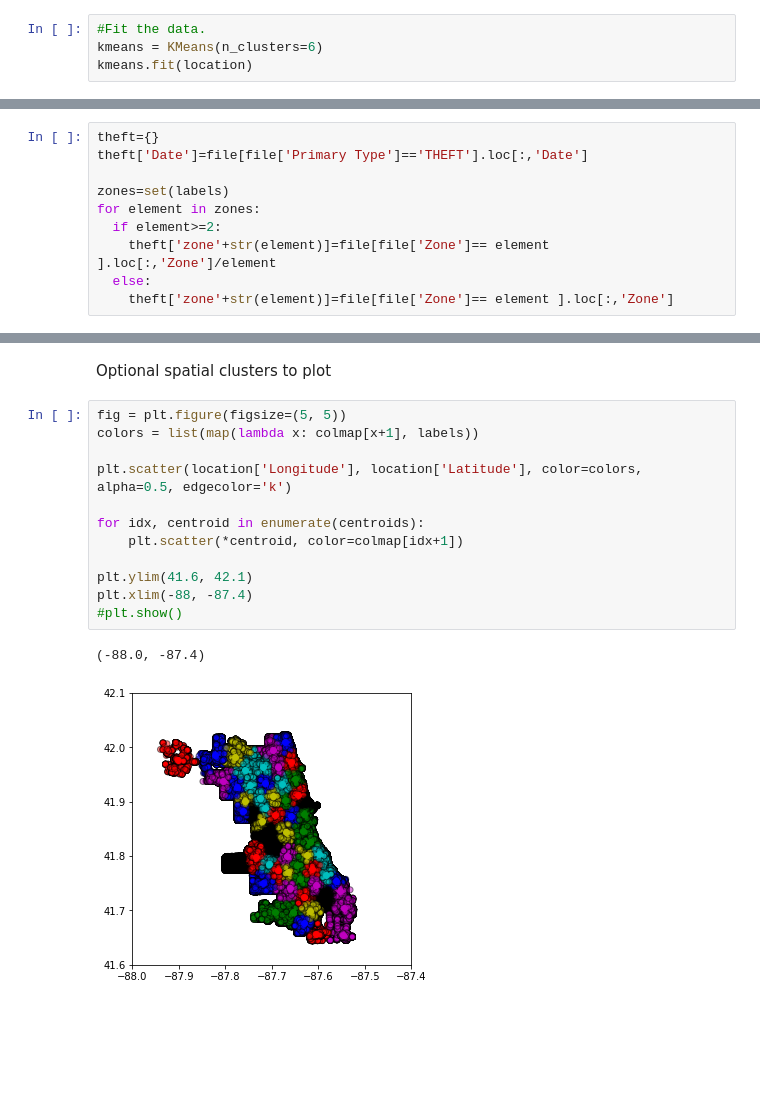
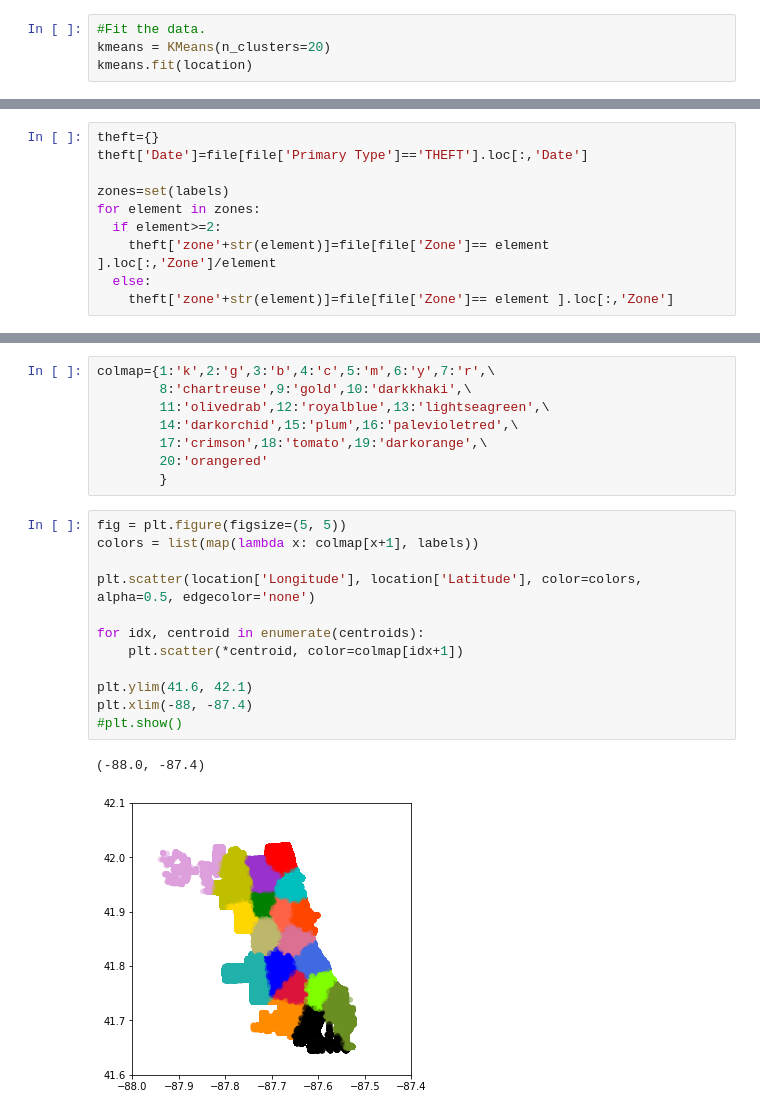
Before and after one commit to uteyechea/Chicago-Police-Department-LSTM-for-Crime-Forecast, a Jupyter notebook: spatial_cluster.ipynb, the cells around one changed output, grey strips where cells are left out. Drawn from its saved outputs; the diff is of its cells as text; blank space fills up the shorter version.

```diff
--- a/spatial_cluster.ipynb
+++ b/spatial_cluster.ipynb
@@ -64,7 +66,7 @@ location
 6472804 rows × 2 columns
 # %%
 #Fit the data.
-kmeans = KMeans(n_clusters=6)
+kmeans = KMeans(n_clusters=20)
 kmeans.fit(location)
 # %% [output]
 KMeans(algorithm='auto', copy_x=True, init='k-means++', max_iter=300,
@@ -170,17 +172,23 @@ colmap={1:'r',2:'g',3:'b',4:'c',5:'m',6:'y',7:'k',\
-# %% [markdown]
-Optional spatial clusters to plot
+# %%
+colmap={1:'k',2:'g',3:'b',4:'c',5:'m',6:'y',7:'r',\
+        8:'chartreuse',9:'gold',10:'darkkhaki',\
+        11:'olivedrab',12:'royalblue',13:'lightseagreen',\
+        14:'darkorchid',15:'plum',16:'palevioletred',\
+        17:'crimson',18:'tomato',19:'darkorange',\
+        20:'orangered'
+        }
 # %%
 fig = plt.figure(figsize=(5, 5))
 colors = list(map(lambda x: colmap[x+1], labels))
 
-plt.scatter(location['Longitude'], location['Latitude'], color=colors, alpha=0.5, edgecolor='k')
+plt.scatter(location['Longitude'], location['Latitude'], color=colors, alpha=0.5, edgecolor='none')
 
 for idx, centroid in enumerate(centroids):
     plt.scatter(*centroid, color=colmap[idx+1])
 
 plt.ylim(41.6, 42.1)
 plt.xlim(-88, -87.4)
 #plt.show()
 # %% [output]
 (-88.0, -87.4)
-[figure, old version]
+[figure, new version]
```
Also changed, not shown: parts of 11 cells of this notebook.
